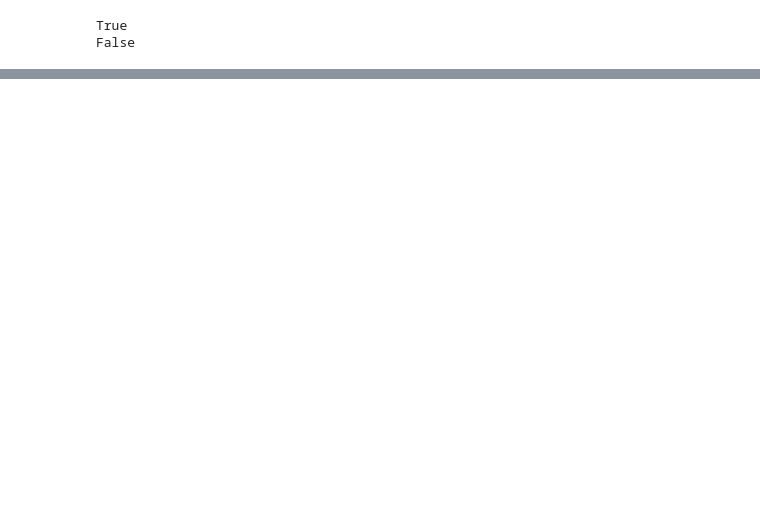
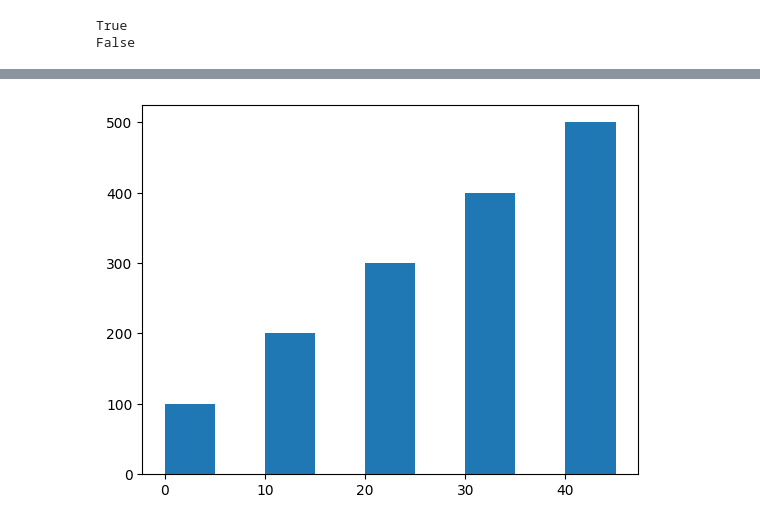
Before and after one commit to hamdanabdellatef/python, a Jupyter notebook: Module_6__Lists,_Tuples,__and_Strings.ipynb, the cells around one changed output, grey strips where cells are left out. Saved outputs shown, nothing was run; the diff lists cells and outputs as text; code cells hidden in the pictures; blank space fills up the shorter version.

```diff
--- a/Module_6__Lists,_Tuples,__and_Strings.ipynb
+++ b/Module_6__Lists,_Tuples,__and_Strings.ipynb
@@ -700,0 +766,5 @@ plt.show()
+# %%
+plt.bar(centered,heights, bar_width, align='edge')
+plt.show()
+# %% [output]
+[figure, added]
```
Also changed, not shown: parts of 268 cells of this notebook.
